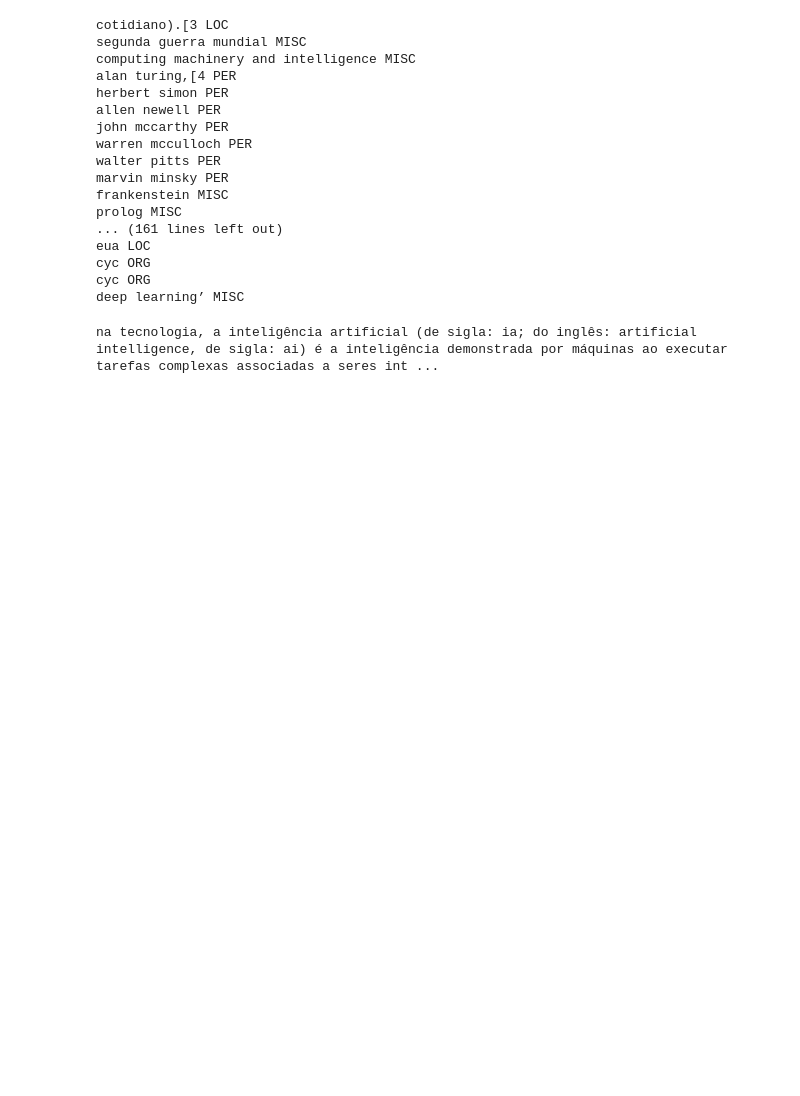
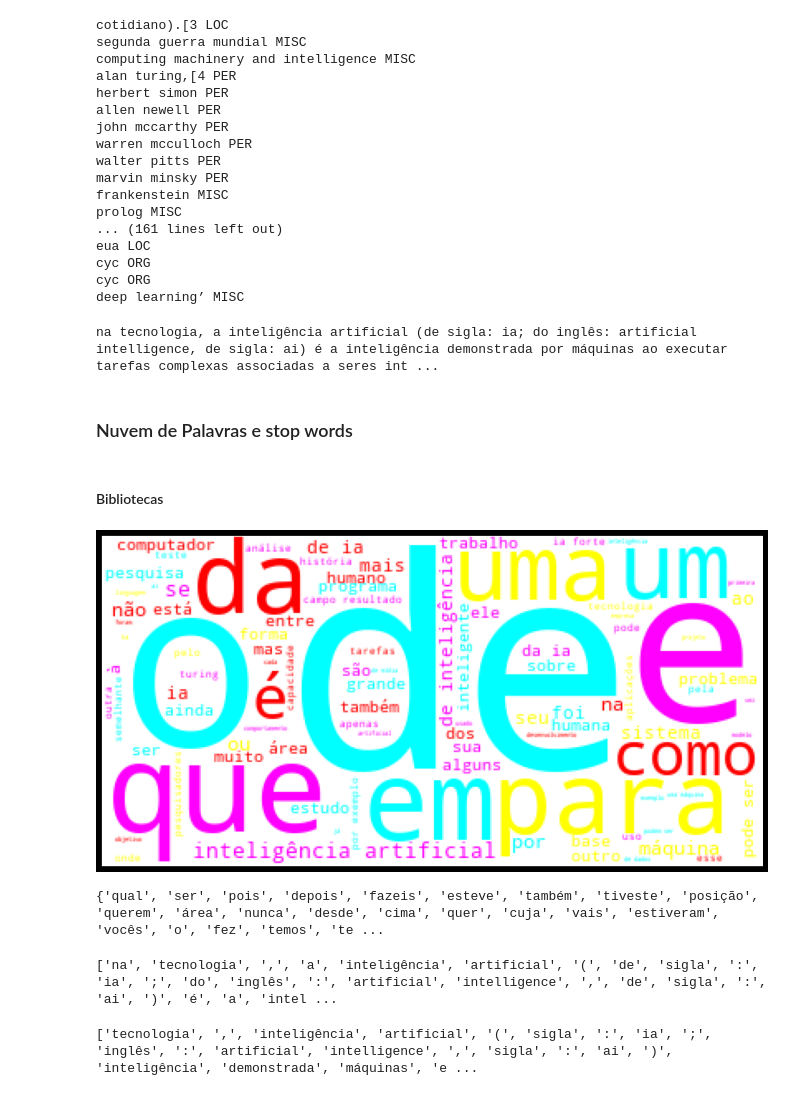
Before and after one commit to Joao-Inacio/IA_e_Machine_Learning, a Jupyter notebook: 1.2-Processamento_de_Linguagem_Natural/PLN.ipynb, the cells around one changed output. Saved outputs shown, nothing was run; the diff lists cells and outputs as text; code cells hidden in the pictures; blank space fills up the shorter version.

```diff
--- a/1.2-Processamento_de_Linguagem_Natural/PLN.ipynb
+++ b/1.2-Processamento_de_Linguagem_Natural/PLN.ipynb
@@ -250,3 +250,7 @@ from spacy import  displacy
 displacy.render(doc, style='ent', jupyter=True)
 # %% [output]
 na tecnologia, a inteligência artificial (de sigla: ia; do inglês: artificial intelligence, de sigla: ai) é a inteligência demonstrada por máquinas ao executar tarefas complexas associadas a seres int ...
+# %% [markdown]
+### Nuvem de Palavras e stop words
+# %% [markdown]
+#### Bibliotecas
@@ -252,0 +262,36 @@ na tecnologia, a inteligência artificial (de sigla: ia; do inglês: artificial
+# %%
+# configurando as cores
+color_map = ListedColormap(['cyan', 'yellow', 'red', 'magenta'])
+# configurando a nuvem
+cloud = WordCloud(background_color='white', max_words=100, colormap=color_map)
+# Visualizando
+cloud = cloud.generate(conteudo)
+plt.figure(figsize=(15, 15))
+plt.imshow(cloud)
+plt.axis('off')
+plt.show()
+# %% [output]
+[figure, added]
+# %%
+# aplicando os Stop Words
+from spacy.lang.pt.stop_words import STOP_WORDS
+print(STOP_WORDS)
+# %% [output]
+{'qual', 'ser', 'pois', 'depois', 'fazeis', 'esteve', 'também', 'tiveste', 'posição', 'querem', 'área', 'nunca', 'desde', 'cima', 'quer', 'cuja', 'vais', 'estiveram', 'vocês', 'o', 'fez', 'temos', 'te ...
+# %%
+# Separando o texto
+doc = pln(conteudo)
+lista_token = []
+for token in doc:
+    lista_token.append(token.text)
+print(lista_token)
+# %% [output]
+['na', 'tecnologia', ',', 'a', 'inteligência', 'artificial', '(', 'de', 'sigla', ':', 'ia', ';', 'do', 'inglês', ':', 'artificial', 'intelligence', ',', 'de', 'sigla', ':', 'ai', ')', 'é', 'a', 'intel ...
+# %%
+sem_stop = []
+for palavra in lista_token:
+    if pln.vocab[palavra].is_stop == False:
+        sem_stop.append(palavra)
+print(sem_stop)
+# %% [output]
+['tecnologia', ',', 'inteligência', 'artificial', '(', 'sigla', ':', 'ia', ';', 'inglês', ':', 'artificial', 'intelligence', ',', 'sigla', ':', 'ai', ')', 'inteligência', 'demonstrada', 'máquinas', 'e ...
```
Also changed, not shown: parts of 2 cells of this notebook.
